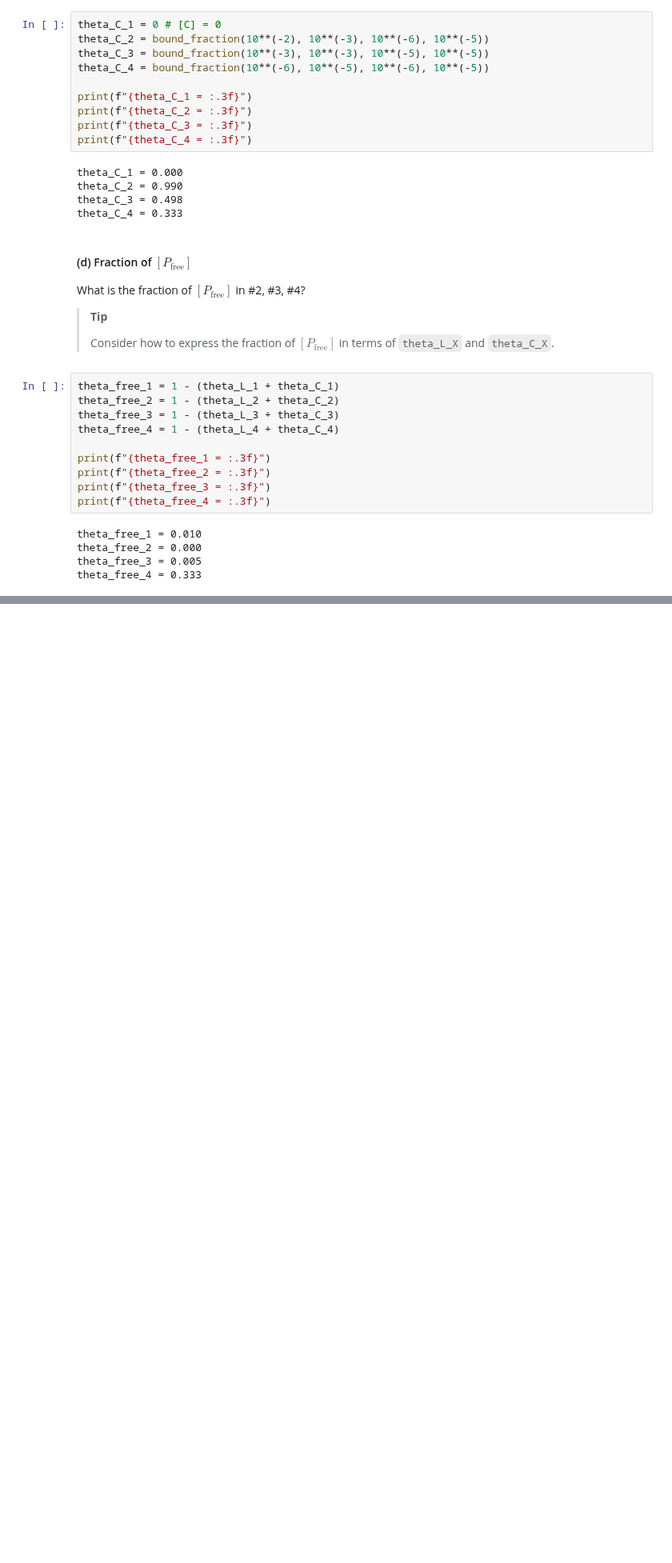
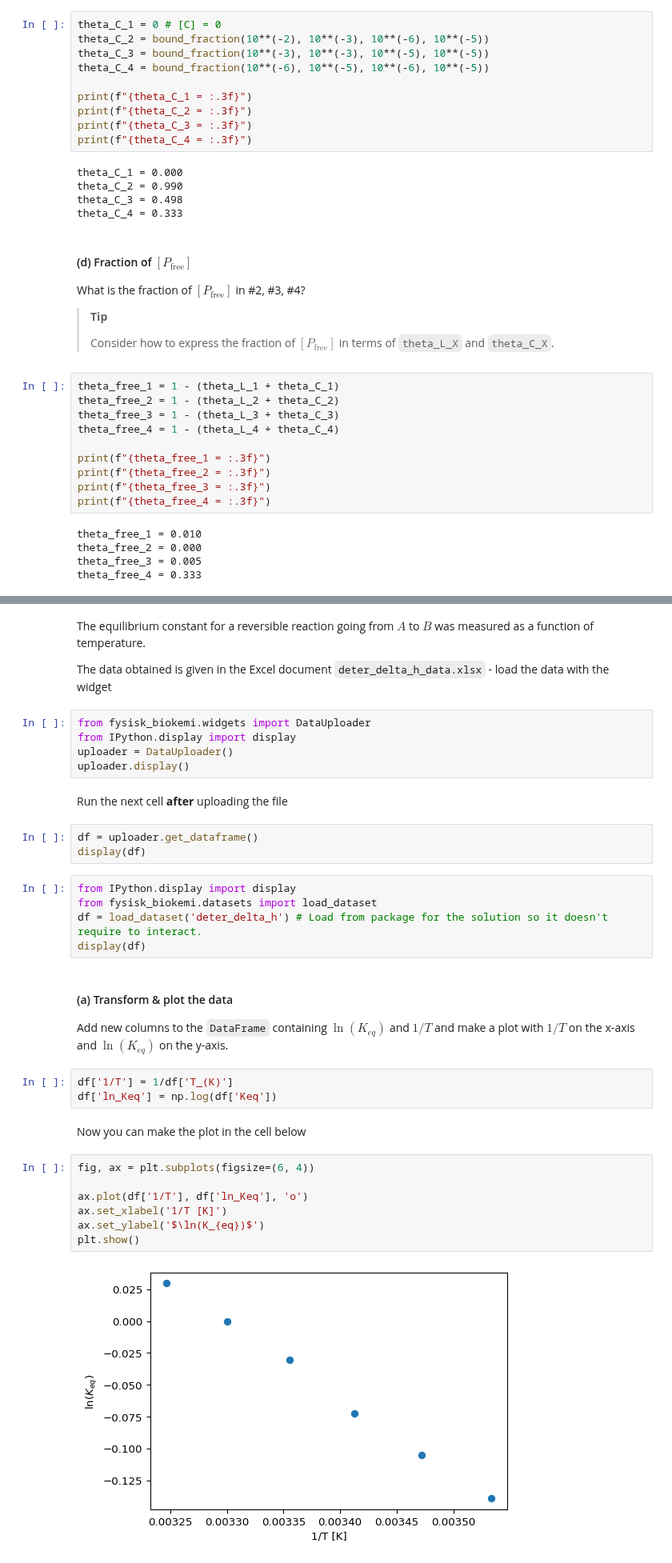
Before and after one commit to au-mbg/fysisk-biokemi, a Jupyter notebook: built_notebooks/master/week_46.ipynb, the cells around one changed output, grey strips where cells are left out. Shown at 80% size. Saved outputs shown, nothing was run; the diff lists cells and outputs as text; blank space fills up the shorter version.

```diff
--- a/built_notebooks/master/week_46.ipynb
+++ b/built_notebooks/master/week_46.ipynb
@@ -1021,0 +1120,41 @@ theta_free_4 = 0.333
+# %% [markdown]
+The equilibrium constant for a reversible reaction going from $A$ to $B$
+was measured as a function of temperature.
+
+The data obtained is given in the Excel document
+`deter_delta_h_data.xlsx` - load the data with the widget
+# %%
+from fysisk_biokemi.widgets import DataUploader
+from IPython.display import display
+uploader = DataUploader()
+uploader.display()
+# %% [markdown]
+Run the next cell **after** uploading the file
+# %%
+df = uploader.get_dataframe()
+display(df)
+# %%
+from IPython.display import display
+from fysisk_biokemi.datasets import load_dataset
+df = load_dataset('deter_delta_h') # Load from package for the solution so it doesn't require to interact.
+display(df)
+# %% [markdown]
+#### (a) Transform & plot the data
+
+Add new columns to the `DataFrame` containing $\ln(K_{eq})$ and $1/T$
+and make a plot with $1/T$ on the x-axis and $\ln(K_{eq})$ on the
+y-axis.
+# %%
+df['1/T'] = 1/df['T_(K)']
+df['ln_Keq'] = np.log(df['Keq'])
+# %% [markdown]
+Now you can make the plot in the cell below
+# %%
+fig, ax = plt.subplots(figsize=(6, 4))
+
+ax.plot(df['1/T'], df['ln_Keq'], 'o')
+ax.set_xlabel('1/T [K]')
+ax.set_ylabel('$\ln(K_{eq})$')
+plt.show()
+# %% [output]
+[figure, added]
```
Also changed, not shown: parts of 37 cells of this notebook, 11 other files.
